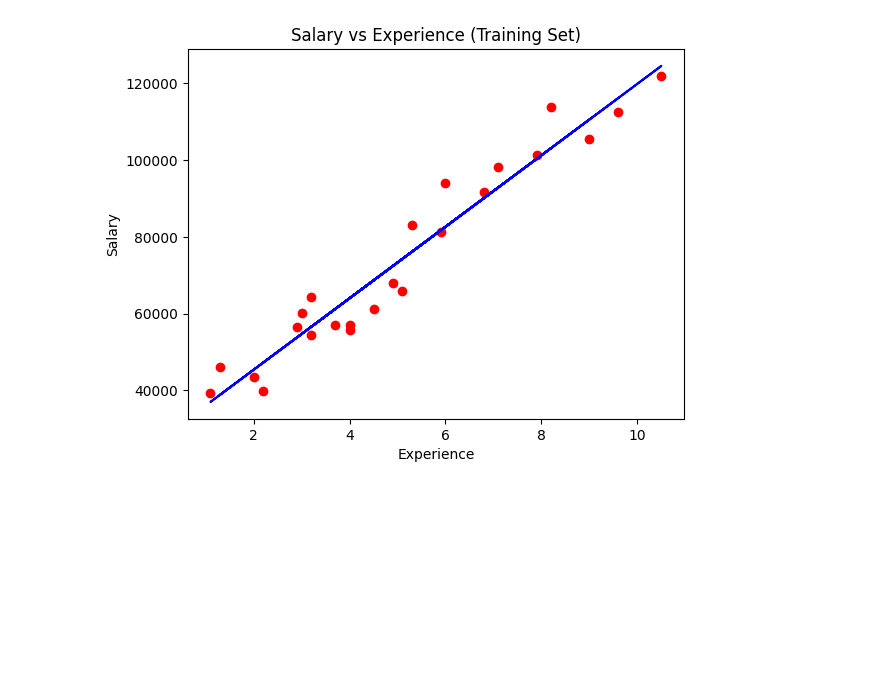
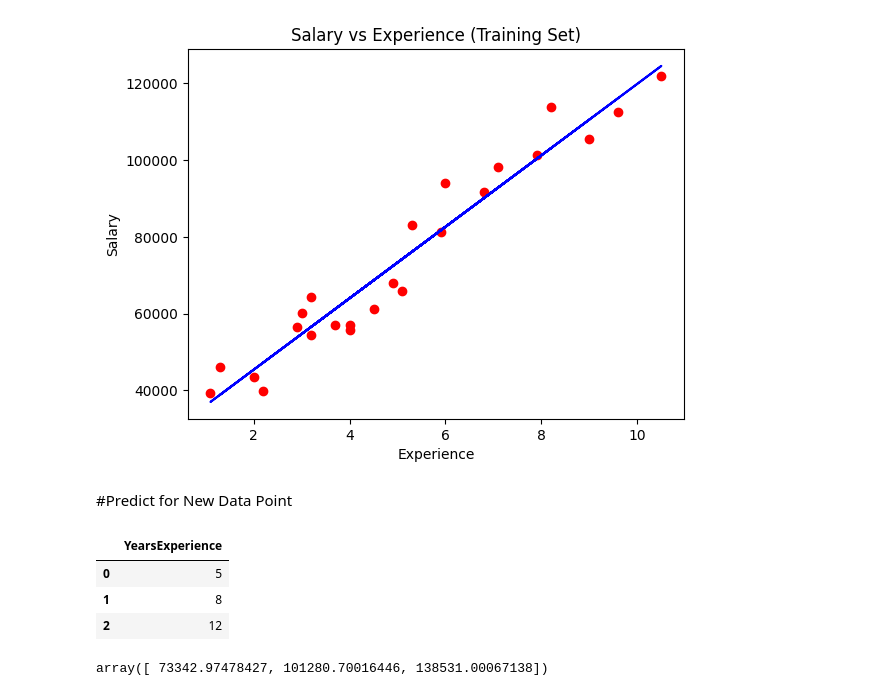
Before and after one commit to mayankdeshmukh/Data-Science-Machine-Learning, a Jupyter notebook: Simple_Linear_Regression.ipynb, the cells around one changed output. Saved outputs shown, nothing was run; the diff lists cells and outputs as text; code cells hidden in the pictures; blank space fills up the shorter version.

```diff
--- a/Simple_Linear_Regression.ipynb
+++ b/Simple_Linear_Regression.ipynb
@@ -211,3 +211,18 @@ plt.ylabel('Salary')
 plt.show()
 # %% [output]
 [figure]
+# %% [markdown]
+#Predict for New Data Point
+# %%
+newdata = pd.Series([5, 8, 12])
+data_pred = pd.DataFrame(newdata, columns = ['YearsExperience'])
+data_pred
+# %% [output]
+|  | YearsExperience |
+| 0 | 5 |
+| 1 | 8 |
+| 2 | 12 |
+# %%
+regressor.predict(data_pred)
+# %% [output]
+array([ 73342.97478427, 101280.70016446, 138531.00067138])
```
